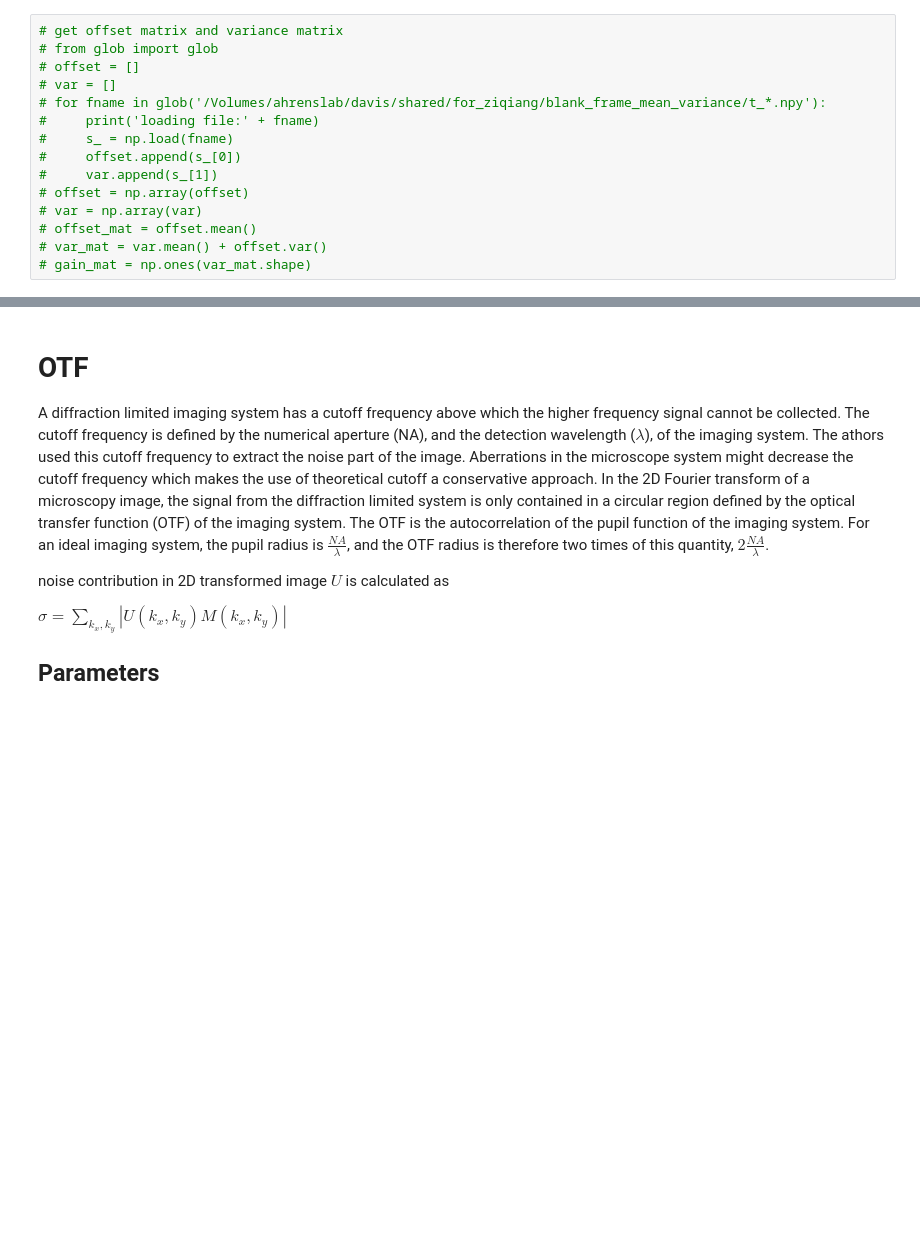
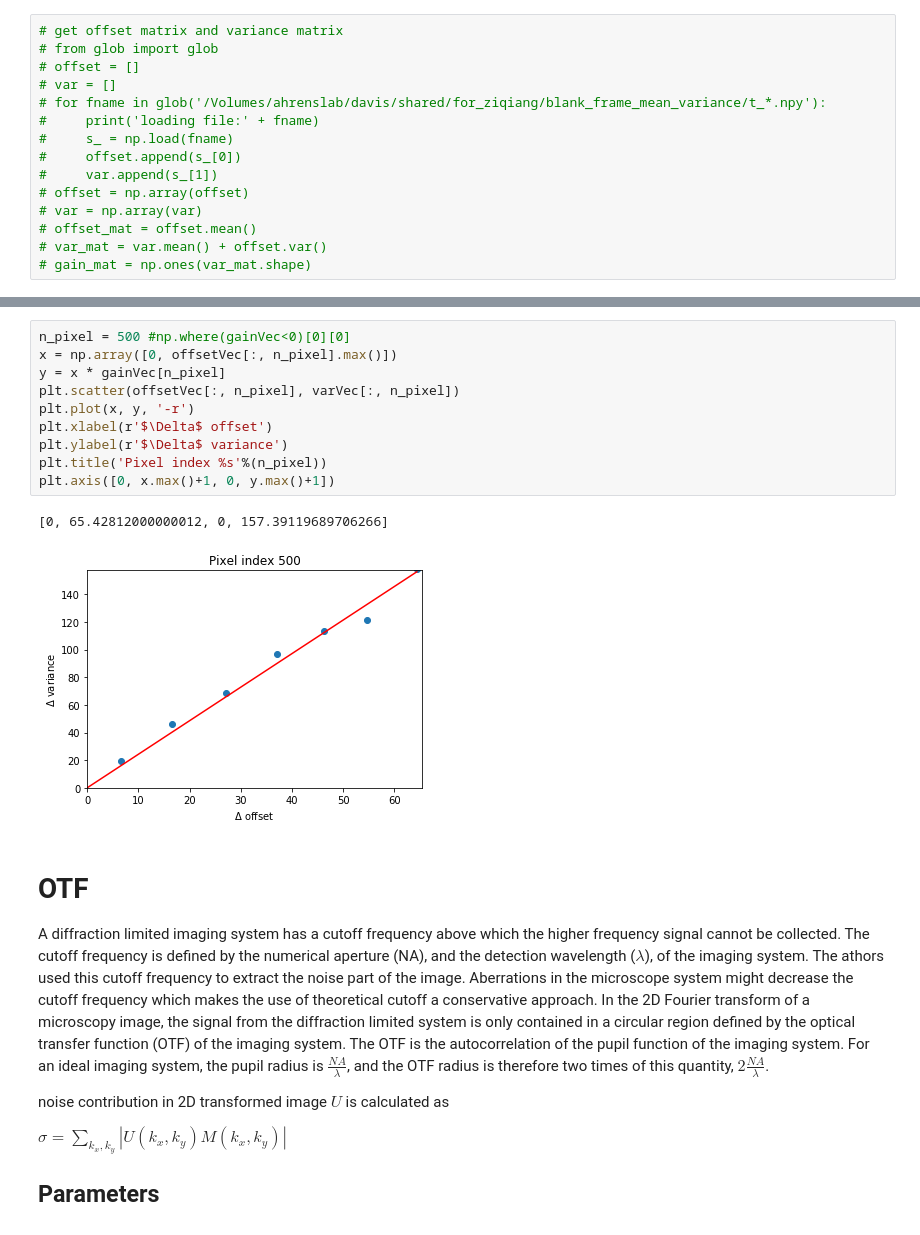
Before and after one commit to zqwei/fish_processing, a Jupyter notebook: pixelwiseDenoising/pixelDenoising.ipynb, the cells around one changed output, grey strips where cells are left out. Drawn from its saved outputs; the diff is of its cells as text; blank space fills up the shorter version.

```diff
--- a/pixelwiseDenoising/pixelDenoising.ipynb
+++ b/pixelwiseDenoising/pixelDenoising.ipynb
@@ -112,3 +158,16 @@ plt.imshow(offset, cmap=plt.cm.binary)
+# %%
+n_pixel = 500 #np.where(gainVec<0)[0][0]
+x = np.array([0, offsetVec[:, n_pixel].max()])
+y = x * gainVec[n_pixel]
+plt.scatter(offsetVec[:, n_pixel], varVec[:, n_pixel])
+plt.plot(x, y, '-r')
+plt.xlabel(r'$\Delta$ offset')
+plt.ylabel(r'$\Delta$ variance')
+plt.title('Pixel index %s'%(n_pixel))
+plt.axis([0, x.max()+1, 0, y.max()+1])
+# %% [output]
+[0, 65.42812000000012, 0, 157.39119689706266]
+[figure, added]
 # %% [markdown]
 # OTF
 A diffraction limited imaging system has a cutoff frequency above which the higher frequency signal cannot be collected. The cutoff frequency is defined by the numerical aperture (NA), and the detection wavelength ($\lambda$), of the imaging system. The athors used this cutoff frequency to extract the noise part of the image. Aberrations in the microscope system might decrease the cutoff frequency which makes the use of theoretical cutoff a conservative approach. In the 2D Fourier transform of a microscopy image, the signal from the diffraction limited system is only contained in a circular region defined by the optical transfer function (OTF) of the imaging system. The OTF is the autocorrelation of the pupil function of the imaging system. For an ideal imaging system, the pupil radius is $\frac{NA}{\lambda}$, and the OTF radius is therefore two times of this quantity, $2\frac{NA}{\lambda}$.
```
Also changed, not shown: parts of 13 cells of this notebook, 3 other files.
